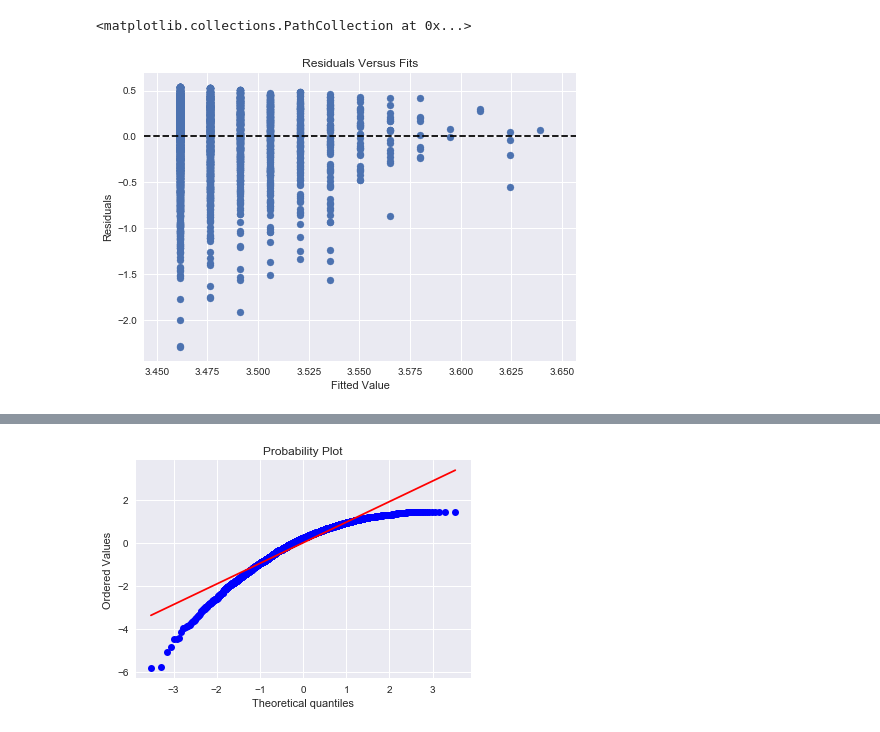
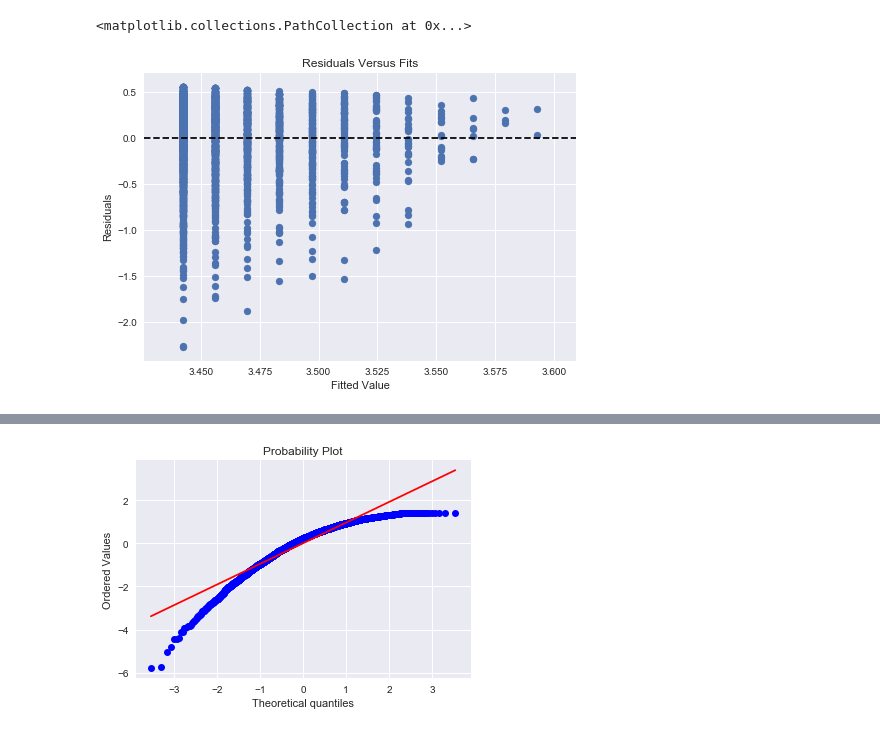
Before and after one commit to osuhomebase/RegressionCourse2301, a Jupyter notebook: Python/SimpleScatter.ipynb, the cells around one changed output, grey strips where cells are left out. Cells and saved outputs as stored; diff of their text form; code cells hidden in the pictures.

```diff
--- a/Python/SimpleScatter.ipynb
+++ b/Python/SimpleScatter.ipynb
@@ -57,17 +57,17 @@ regPlot = sns.lmplot(x='cnt',y='CUM_GPA',data=students,fit_reg=True)
 # %%
 #residPlot = sns.residplot(students['cnt'],students['CUM_GPA'])
 
-fitted = 3.4467 + 0.0148*students['cnt'] # This just needs to be whatever the linear regrsssion equation is
+fitted = 3.4286 + .0137*students['cnt'] # This just needs to be whatever the linear regrsssion equation is
 fig = plt.figure()
 axes = fig.add_axes([0, 0, 1, 1])
 axes.axhline(color="black", ls="--") # This creates a horizon line (like abline in R)
 axes.set_xlabel('Fitted Value')
 axes.set_ylabel('Residuals')
 axes.set_title('Residuals Versus Fits')
 axes.scatter(fitted, students['CUM_GPA']  - fitted, marker = "o")
 # %% [output]
 <matplotlib.collections.PathCollection at 0x...>
-[figure, old version]
+[figure, new version]
 # %%
 plt.hist(model.resid_pearson)
 # %% [output]
```
Also changed, not shown: parts of 6 cells of this notebook, 2 other files.
